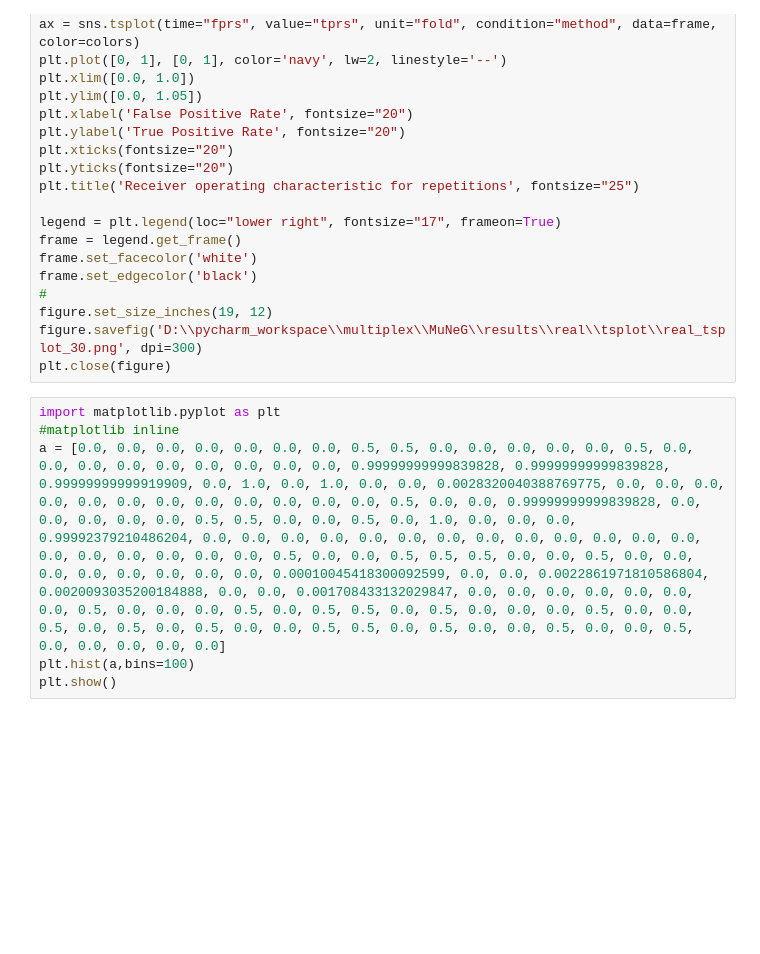
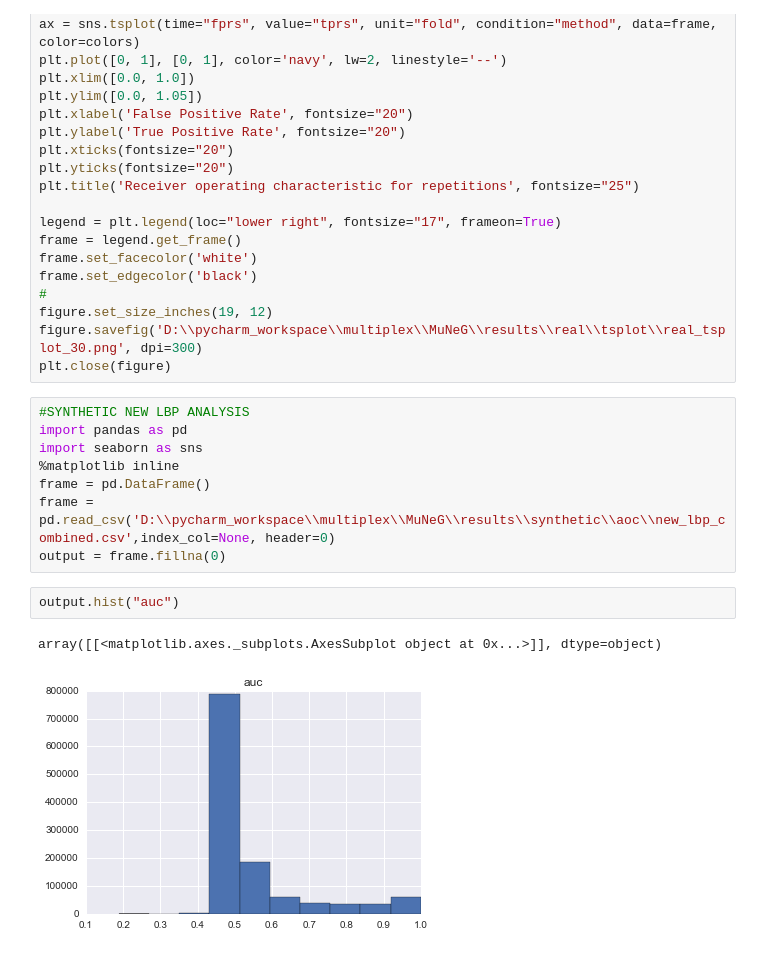
Before and after one commit to Adek89/multiplex, a Jupyter notebook: MuNeG/graph/analyser/online_analyze_notebook_new_generation.ipynb, the cells around one changed output. Drawn from its saved outputs; the diff is of its cells as text; blank space fills up the shorter version.

```diff
--- a/MuNeG/graph/analyser/online_analyze_notebook_new_generation.ipynb
+++ b/MuNeG/graph/analyser/online_analyze_notebook_new_generation.ipynb
@@ -340,9 +375,16 @@ frame.set_edgecolor('black')
 figure.set_size_inches(19, 12)
 figure.savefig('D:\\pycharm_workspace\\multiplex\\MuNeG\\results\\real\\tsplot\\real_tsplot_30.png', dpi=300)
 plt.close(figure)
-# %%
-import matplotlib.pyplot as plt
-#matplotlib inline
-a = [0.0, 0.0, 0.0, 0.0, 0.0, 0.0, 0.0, 0.5, 0.5, 0.0, 0.0, 0.0, 0.0, 0.0, 0.5, 0.0, 0.0, 0.0, 0.0, 0.0, 0.0, 0.0, 0.0, 0.0, 0.99999999999839828, 0.99999999999839828, 0.99999999999919909, 0.0, 1.0, 0.0, 1.0, 0.0, 0.0, 0.0028320040388769775, 0.0, 0.0, 0.0, 0.0, 0.0, 0.0, 0.0, 0.0, 0.0, 0.0, 0.0, 0.0, 0.5, 0.0, 0.0, 0.99999999999839828, 0.0, 0.0, 0.0, 0.0, 0.0, 0.5, 0.5, 0.0, 0.0, 0.5, 0.0, 1.0, 0.0, 0.0, 0.0, 0.99992379210486204, 0.0, 0.0, 0.0, 0.0, 0.0, 0.0, 0.0, 0.0, 0.0, 0.0, 0.0, 0.0, 0.0, 0.0, 0.0, 0.0, 0.0, 0.0, 0.0, 0.5, 0.0, 0.0, 0.5, 0.5, 0.5, 0.0, 0.0, 0.5, 0.0, 0.0, 0.0, 0.0, 0.0, 0.0, 0.0, 0.0, 0.00010045418300092599, 0.0, 0.0, 0.0022861971810586804, 0.0020093035200184888, 0.0, 0.0, 0.001708433132029847, 0.0, 0.0, 0.0, 0.0, 0.0, 0.0, 0.0, 0.5, 0.0, 0.0, 0.0, 0.5, 0.0, 0.5, 0.5, 0.0, 0.5, 0.0, 0.0, 0.0, 0.5, 0.0, 0.0, 0.5, 0.0, 0.5, 0.0, 0.5, 0.0, 0.0, 0.5, 0.5, 0.0, 0.5, 0.0, 0.0, 0.5, 0.0, 0.0, 0.5, 0.0, 0.0, 0.0, 0.0, 0.0]
-plt.hist(a,bins=100)
-plt.show()
+# %%
+#SYNTHETIC NEW LBP ANALYSIS
+import pandas as pd
+import seaborn as sns
+%matplotlib inline
+frame = pd.DataFrame()
+frame = pd.read_csv('D:\\pycharm_workspace\\multiplex\\MuNeG\\results\\synthetic\\aoc\\new_lbp_combined.csv',index_col=None, header=0)
+output = frame.fillna(0)
+# %%
+output.hist("auc")
+# %% [output]
+array([[<matplotlib.axes._subplots.AxesSubplot object at 0x...>]], dtype=object)
+[figure, added]
```
Also changed, not shown: parts of 12 cells of this notebook, 15 other files.
